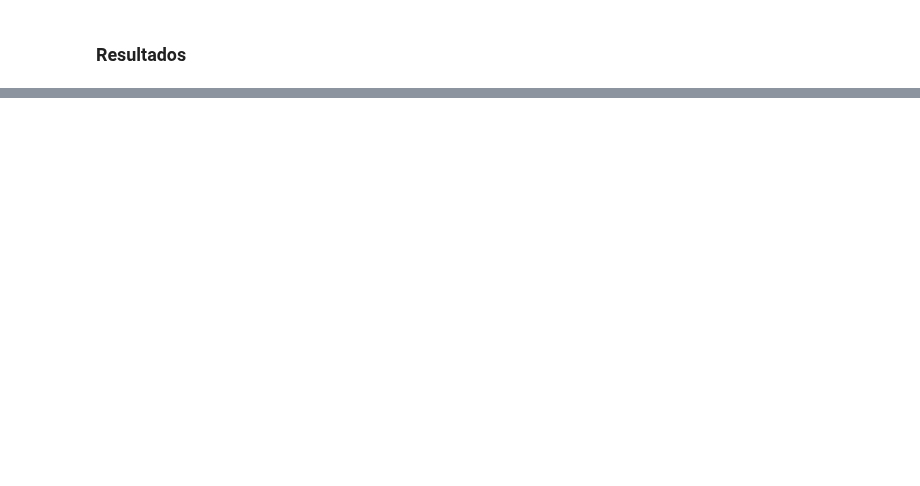
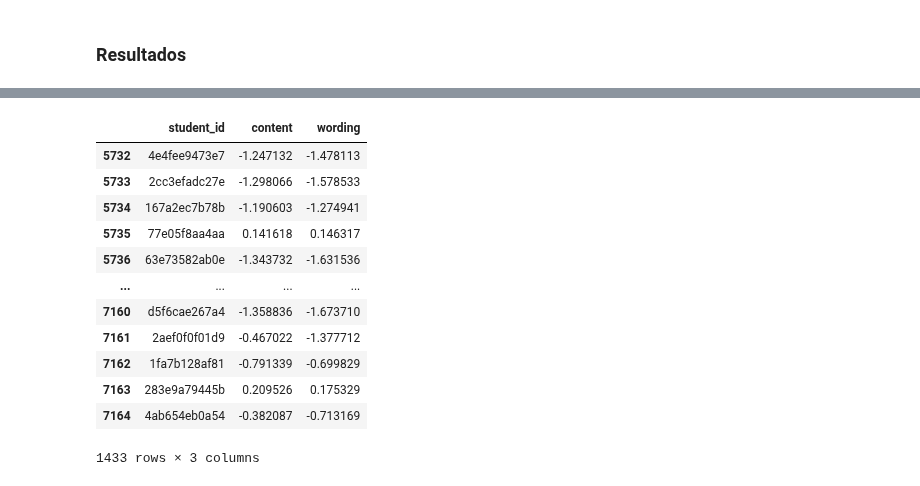
Before and after one commit to Kojimena/DS-P2, a Jupyter notebook: bert.ipynb, the cells around one changed output, grey strips where cells are left out. Drawn from its saved outputs; the diff is of its cells as text; code cells hidden in the pictures; blank space fills up the shorter version.

```diff
--- a/bert.ipynb
+++ b/bert.ipynb
@@ -302,2 +305,11 @@ R2 content:  0.8155113885467206
 # %%
 torch.save(model.state_dict(), 'bert.pth')
+# %%
+import pickle
+
+# Guardar el estado del modelo con pickle
+with open('bert_model_weights.pkl', 'wb') as f:
+    pickle.dump(model, f)
+# %%
+with open('bert_model_weights.pkl', 'rb') as f:
+    pruebas = pickle.load(f)
@@ -303,0 +336,32 @@ torch.save(model.state_dict(), 'bert.pth')
+# %%
+# evaluar pruebas con el test_loader
+predictions = []
+with torch.no_grad():
+    for input_ids, attention_mask in test_loader:
+        input_ids = input_ids.to(device)
+        attention_mask = attention_mask.to(device)
+
+        outputs = pruebas(input_ids, attention_mask)
+        predictions.extend(outputs.cpu().numpy())
+
+submission_df = pd.DataFrame({
+    'student_id': test_data['student_id'],
+    'content': [pred[0] for pred in predictions],
+    'wording': [pred[1] for pred in predictions]
+})
+
+submission_df
+# %% [output]
+|  | student_id | content | wording |
+| 5732 | 4e4fee9473e7 | -1.247132 | -1.478113 |
+| 5733 | 2cc3efadc27e | -1.298066 | -1.578533 |
+| 5734 | 167a2ec7b78b | -1.190603 | -1.274941 |
+| 5735 | 77e05f8aa4aa | 0.141618 | 0.146317 |
+| 5736 | 63e73582ab0e | -1.343732 | -1.631536 |
+| ... | ... | ... | ... |
+| 7160 | d5f6cae267a4 | -1.358836 | -1.673710 |
+| 7161 | 2aef0f0f01d9 | -0.467022 | -1.377712 |
+| 7162 | 1fa7b128af81 | -0.791339 | -0.699829 |
+| 7163 | 283e9a79445b | 0.209526 | 0.175329 |
+| 7164 | 4ab654eb0a54 | -0.382087 | -0.713169 |
+1433 rows × 3 columns
```
Also changed, not shown: parts of 9 cells of this notebook, 3 other files.
